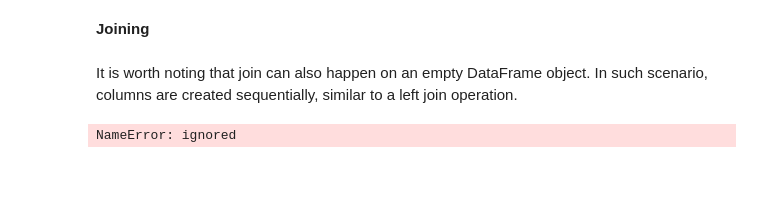
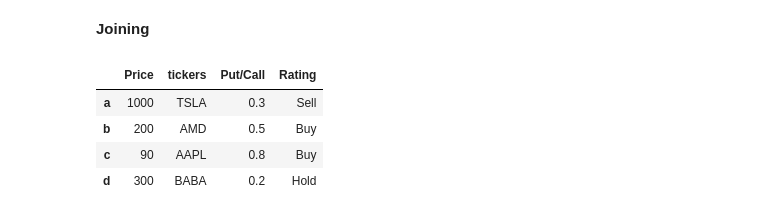
Before and after one commit to conquerv0/Pynaissance, a Jupyter notebook: 1. Basic Framework/Pandas_Guide.ipynb, the cells around one changed output. Cells and saved outputs as stored; diff of their text form; code cells hidden in the pictures; blank space fills up the shorter version.

```diff
--- a/1. Basic Framework/Pandas_Guide.ipynb
+++ b/1. Basic Framework/Pandas_Guide.ipynb
@@ -233,28 +248,23 @@ pd.concat((df1, df2), ignore_index=True, sort=False)
 **Joining**
 # %%
 # Default left join, only the index values of df2, df2 are relevant respectively.
-df1.join(df2)
-df2.join(df1)
+df1.join(df3)
+df3.join(df1)
 
 # Default left join method
-df1.join(df2, how='left')
+df1.join(df3, how='left')
 
 # Reversing the sequence of Dataframe object, with right df being relevant.
-df1.join(df2, how='right')
+df1.join(df3, how='right')
 
 # Inner join only preserves common index values(found in both df)
-df1.join(df2, how='inner')
+df1.join(df3, how='inner')
 
 # Outer join preserves all index values(Think of AND, OR)
-df1.join(df2, how='outer')
+df1.join(df3, how='outer')
+# %% [output]
+|  | Price | tickers | Put/Call | Rating |
+| a | 1000 | TSLA | 0.3 | Sell |
+| b | 200 | AMD | 0.5 | Buy |
+| c | 90 | AAPL | 0.8 | Buy |
+| d | 300 | BABA | 0.2 | Hold |
-# %% [markdown]
-It is worth noting that join can also happen on an empty DataFrame object. In such scenario, columns are created sequentially, similar to a left join operation.
-# %%
-empty_df = pd.DataFrame()
-empty_df['A'] = df1['A']
-empty_df['B'] = df2
-
-# Utilizing dictionary to join is simialr to outer join since columns are created simultaneously.
-df = pd.DataFrame({'AAPL': df1['tickers'], 'AMD':df2['price']})
-# %% [output]
-NameError: ignored
```
Also changed, not shown: parts of 2 cells of this notebook.
